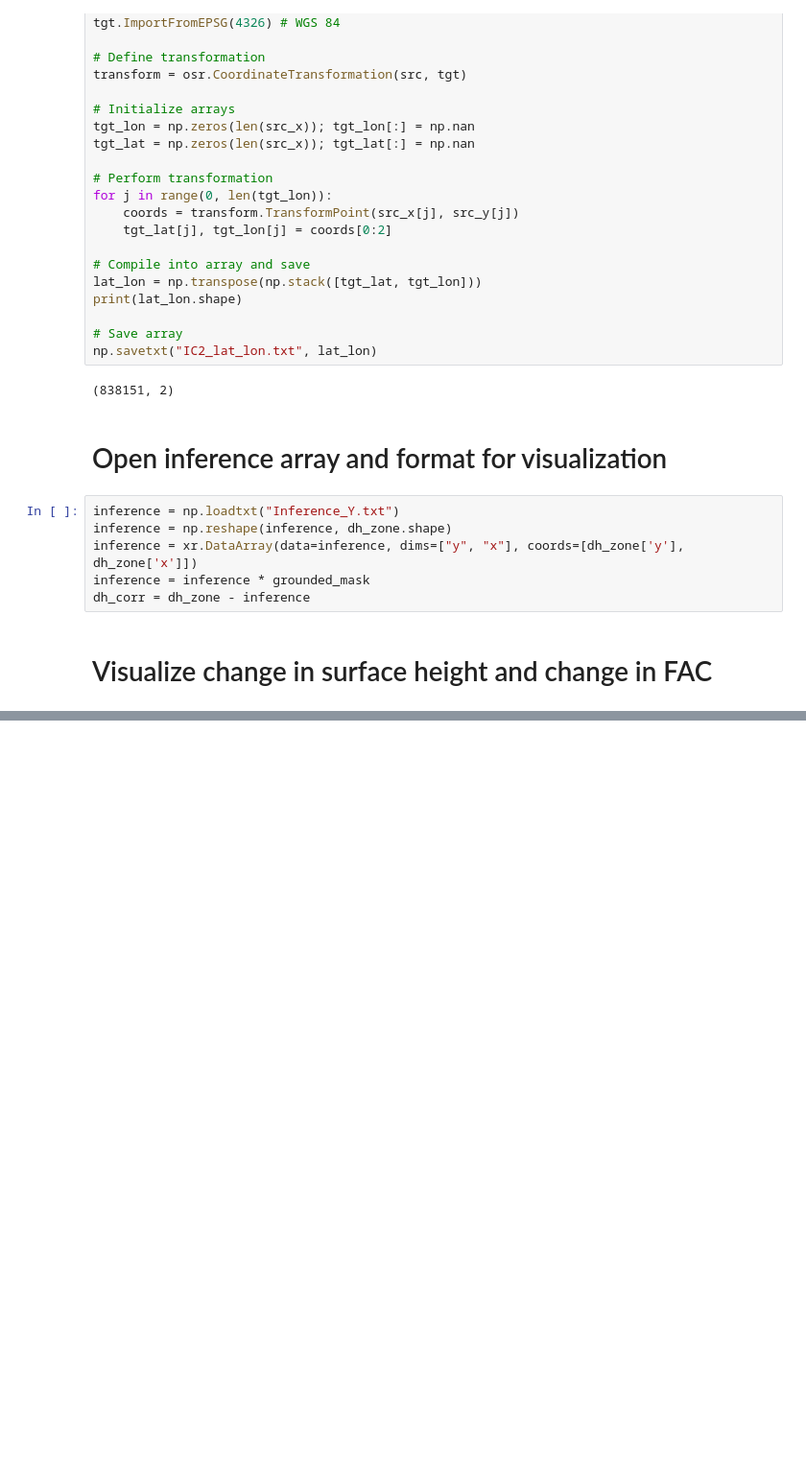
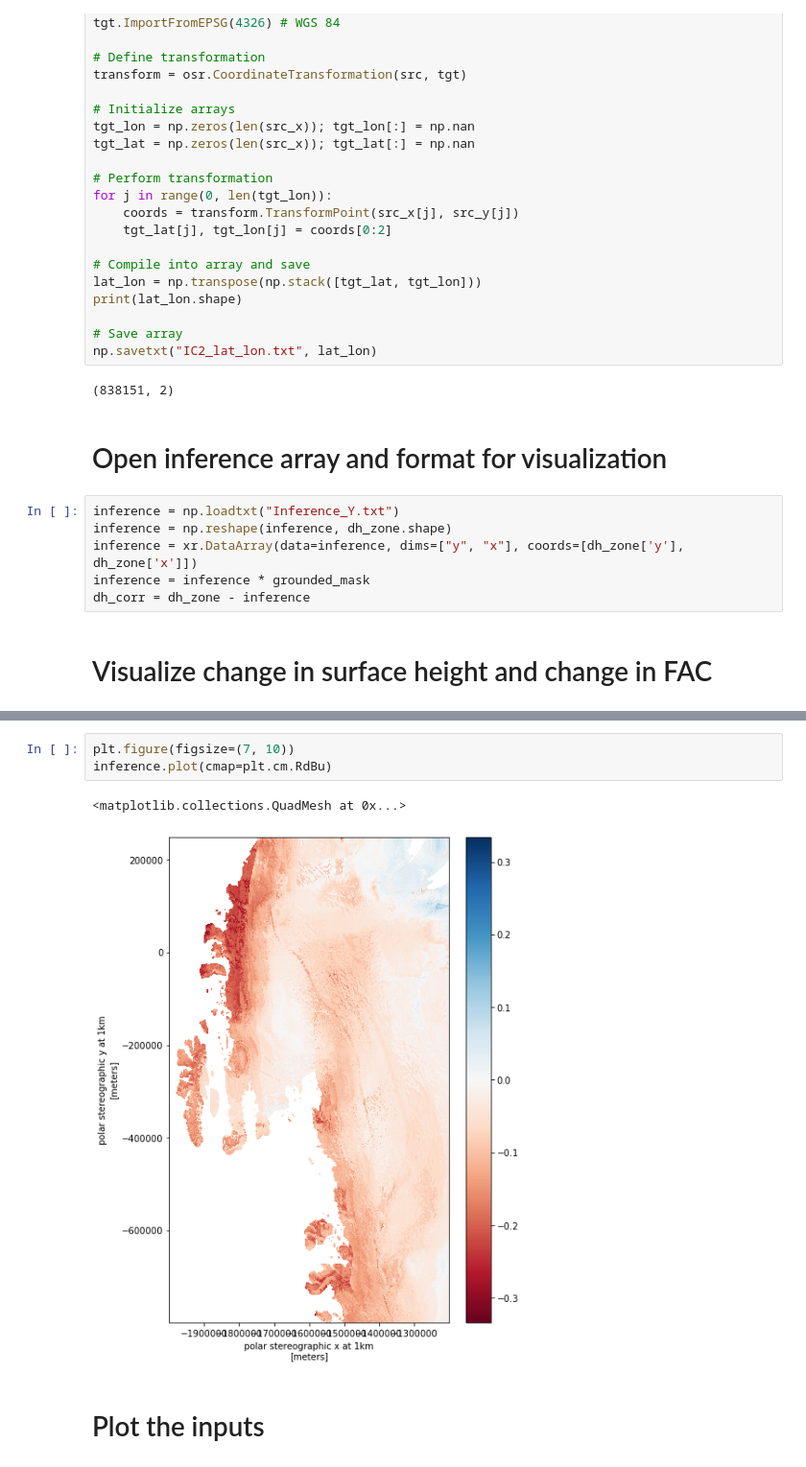
Before and after one commit to EricKeenan/mass-balance, a Jupyter notebook: notebooks/ATL15.ipynb, the cells around one changed output, grey strips where cells are left out. Shown at 96% size. Saved outputs shown, nothing was run; the diff lists cells and outputs as text; blank space fills up the shorter version.

```diff
--- a/notebooks/ATL15.ipynb
+++ b/notebooks/ATL15.ipynb
@@ -143 +165,9 @@ Variance Reduction: 8.791785574092238 %
+# %%
+plt.figure(figsize=(7, 10))
+inference.plot(cmap=plt.cm.RdBu)
+# %% [output]
+<matplotlib.collections.QuadMesh at 0x...>
+[figure, added]
+# %% [markdown]
+# Plot the inputs
 # %%
```
Also changed, not shown: parts of 3 cells of this notebook, 2 other files.
